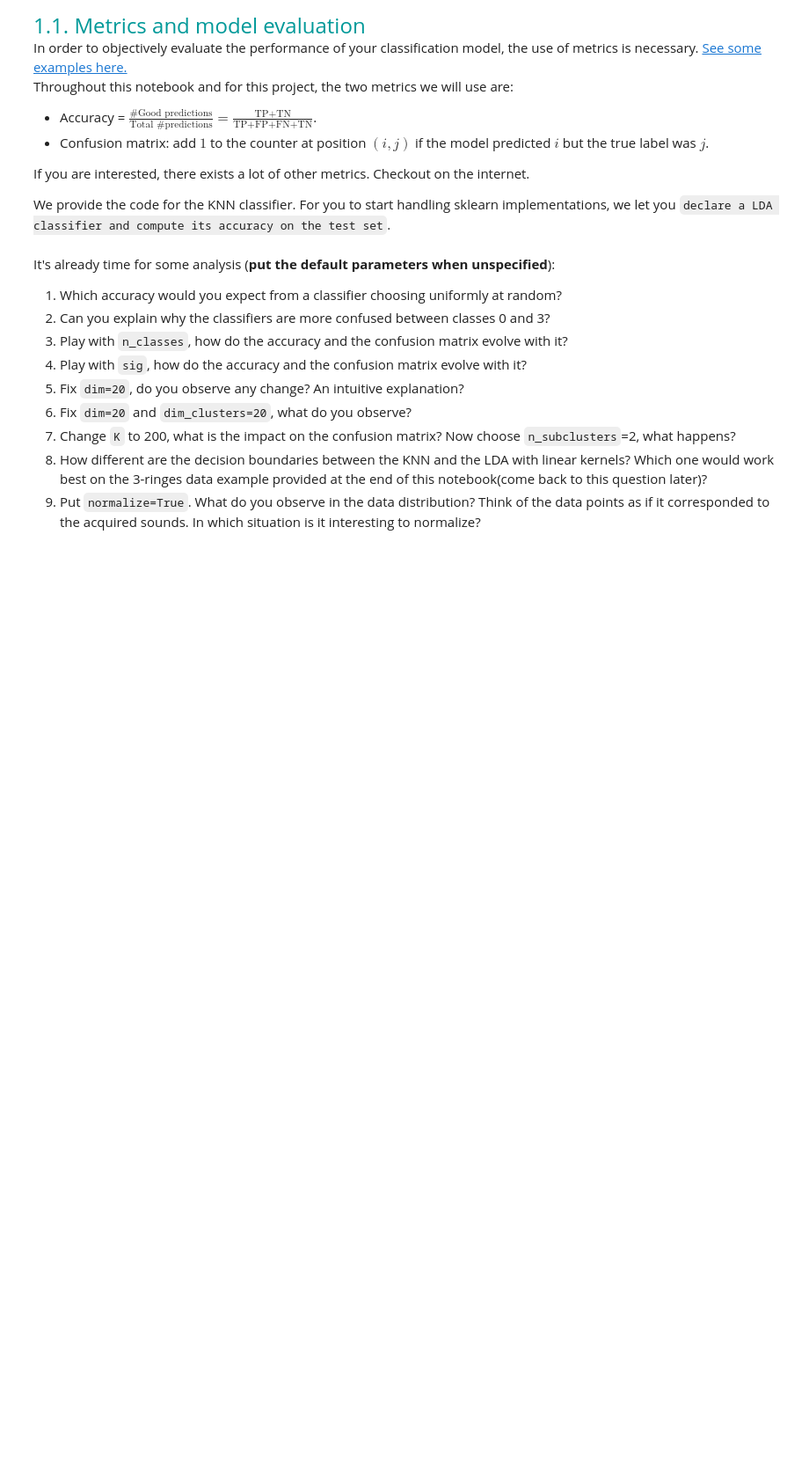
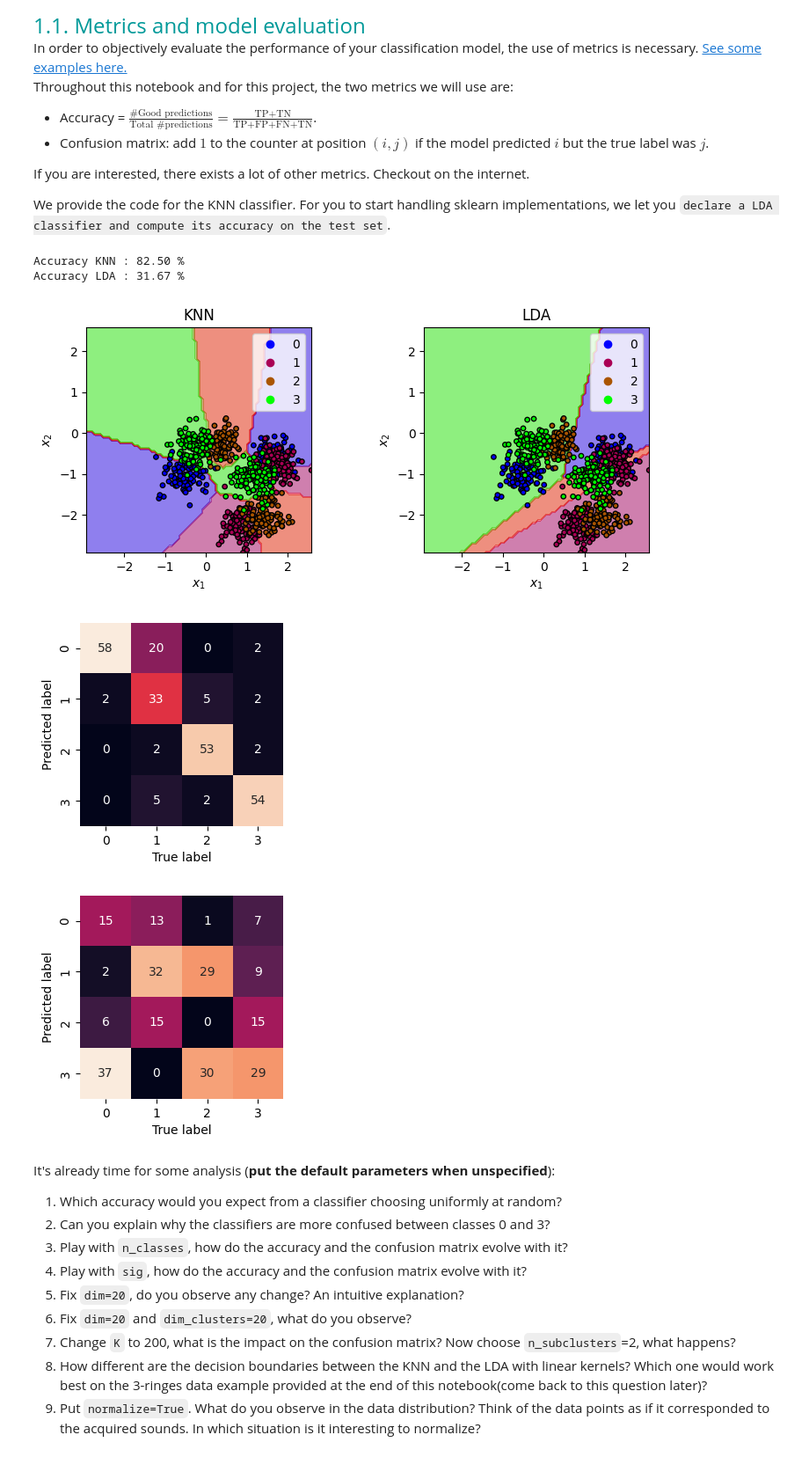
Before and after one commit to LELEC210X/LELEC210X, a Jupyter notebook: classification/h5a1_toy.ipynb, the cells around one changed output. Shown at 88% size. Cells and saved outputs as stored; diff of their text form; code cells hidden in the pictures; blank space fills up the shorter version.

```diff
--- a/classification/h5a1_toy.ipynb
+++ b/classification/h5a1_toy.ipynb
@@ -116,38 +119,44 @@ X_train, X_test, y_train, y_test = train_test_split(
     X, y, test_size=0.3, stratify=y
 )  # 'stratify=y' ensures we pick the same number of samples per class during the splitting
 
-K = 10  # Number of neighbours
+K = 100  # Number of neighbours
 model_knn = KNeighborsClassifier(n_neighbors=K)  # Declare the KNN classifier
 model_knn.fit(X_train, y_train)  # Train the classifier
 prediction_knn = model_knn.predict(X_test)
 accuracy_knn = np.sum(prediction_knn - y_test == 0) / X_test.shape[0]
 print(f"Accuracy KNN : {100 * accuracy_knn:.2f} %")
 
 ### TO COMPLETE
-model_lda = ...  # Declare the LDA classifier with parameters by default.
-...  # Train the classifier
-prediction_lda = ...  # Predict the classes of the testing set
+model_lda = LDA()  # Declare the LDA classifier with parameters by default.
+model_lda.fit(X_train, y_train)  # Train the classifier
+prediction_lda = model_lda.predict(X_test)  # Predict the classes of the testing set
 accuracy_lda = np.sum(prediction_lda - y_test == 0) / X_test.shape[0]
 print(f"Accuracy LDA : {100 * accuracy_lda:.2f} %")
 
 "Plot"
 if dim == 2:
     # Plot the decision boundary.
     s = 15.0
     fig = plt.figure()
     axs = [fig.add_axes([0.0, 0.0, 0.4, 0.9]), fig.add_axes([0.6, 0.0, 0.4, 0.9])]
     plot_decision_boundaries(
         X, y, model_knn, ax=axs[0], legend=labels, title="KNN", s=s
     )
     plot_decision_boundaries(
         X, y, model_lda, ax=axs[1], legend=labels, title="LDA", s=s
     )
     # plt.show()
 
 axs[0].set_title("KNN")
 show_confusion_matrix(prediction_knn, y_test, np.arange(n_classes))
 axs[1].set_title("LDA using rbf kernel")
 show_confusion_matrix(prediction_lda, y_test, np.arange(n_classes))
+# %% [output]
+Accuracy KNN : 82.50 %
+Accuracy LDA : 31.67 %
+[figure, added]
+[figure, added]
+[figure, added]
 # %% [markdown]
 It's already time for some analysis (**put the default parameters when unspecified**):
 
```
Also changed, not shown: parts of 6 cells of this notebook, 3 other files.
